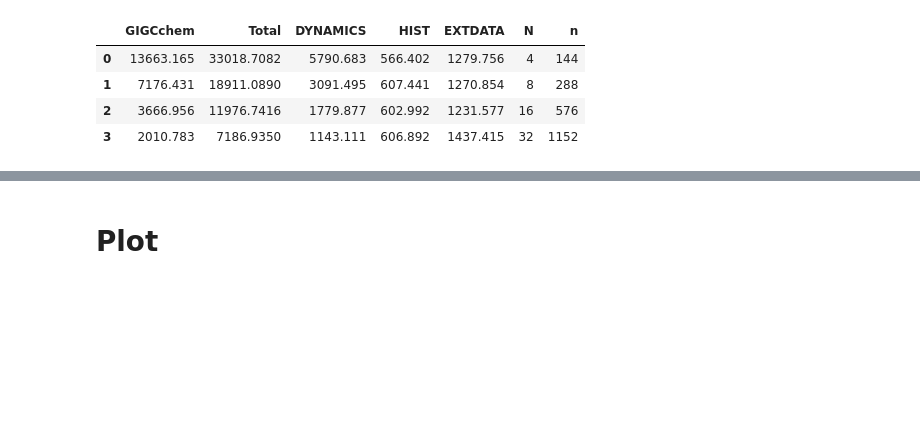
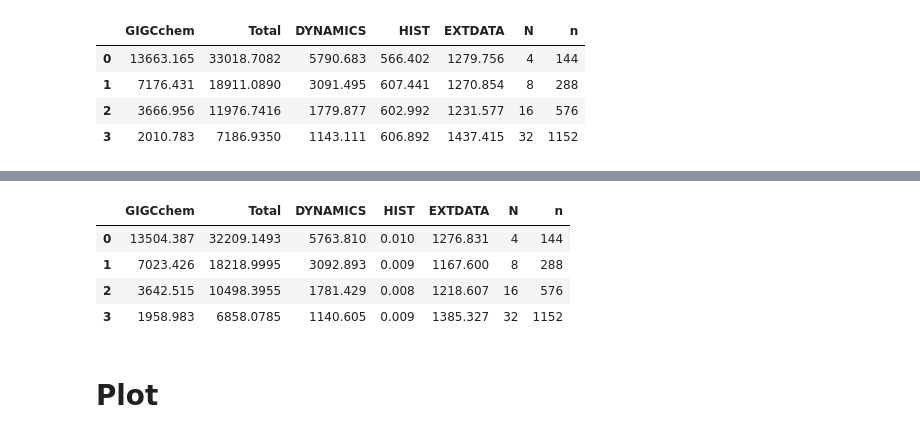
Before and after one commit to JiaweiZhuang/cloud-gchp-paper, a Jupyter notebook: notebooks/gchp_scaling_logscale.ipynb, the cells around one changed output, grey strips where cells are left out. Drawn from its saved outputs; the diff is of its cells as text; code cells hidden in the pictures; blank space fills up the shorter version.

```diff
--- a/notebooks/gchp_scaling_logscale.ipynb
+++ b/notebooks/gchp_scaling_logscale.ipynb
@@ -43,3 +53,11 @@ df_impi
+# %%
+timing_from_multi_logs([4, 8, 16, 32], 36, './logs/AWS/with_IPM/N{0}n{1}_intelmpi-EFA_4x5met_withIPM_nooutput.log')
+# %% [output]
+|  | GIGCchem | Total | DYNAMICS | HIST | EXTDATA | N | n |
+| 0 | 13504.387 | 32209.1493 | 5763.810 | 0.010 | 1276.831 | 4 | 144 |
+| 1 | 7023.426 | 18218.9995 | 3092.893 | 0.009 | 1167.600 | 8 | 288 |
+| 2 | 3642.515 | 10498.3955 | 1781.429 | 0.008 | 1218.607 | 16 | 576 |
+| 3 | 1958.983 | 6858.0785 | 1140.605 | 0.009 | 1385.327 | 32 | 1152 |
 # %% [markdown]
 # Plot
 # %%
```
Also changed, not shown: parts of 2 cells of this notebook.
